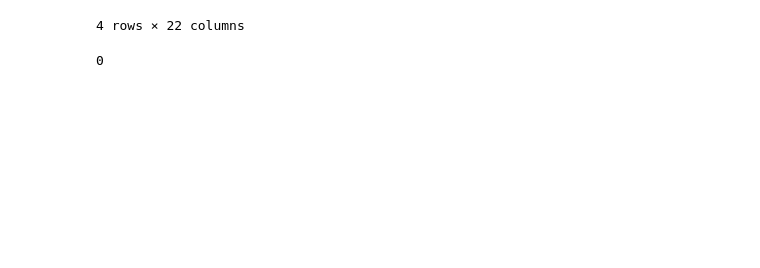
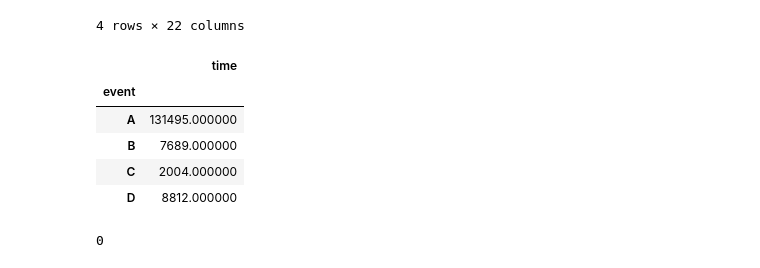
Before and after one commit to Saranyanv/test, a Jupyter notebook: Reducing Commercial Aviation Fatalities.ipynb, the cells around one changed output. Cells and saved outputs as stored; diff of their text form; code cells hidden in the pictures; blank space fills up the shorter version.

```diff
--- a/Reducing Commercial Aviation Fatalities.ipynb
+++ b/Reducing Commercial Aviation Fatalities.ipynb
@@ -95,6 +98,15 @@ class_variance
 | C | 941.973080 | 477.657898 | 411.268880 | 294.099871 | 252.973207 | 191.631516 | 317.920754 | 993.221244 | 159.186105 | 167.151634 | ... | ... |
 | D | 1431.137580 | 659.158884 | 977.814432 | 395.949915 | 252.151568 | 279.324399 | 351.768637 | 1742.181717 | 269.083880 | 292.251709 | ... | ... |
 4 rows × 22 columns
+# %%
+train_df[300000:450000].groupby('event').agg({'time': np.size})
+# %% [output]
+|  | time |
+| event |  |
+| A | 131495.000000 |
+| B | 7689.000000 |
+| C | 2004.000000 |
+| D | 8812.000000 |
 # %%
 #fig, ax = plt.subplots(figsize=(14, 8))
 #sns.countplot(x='event', data=train_df, palette='hls')
```
Also changed, not shown: parts of 13 cells of this notebook.
